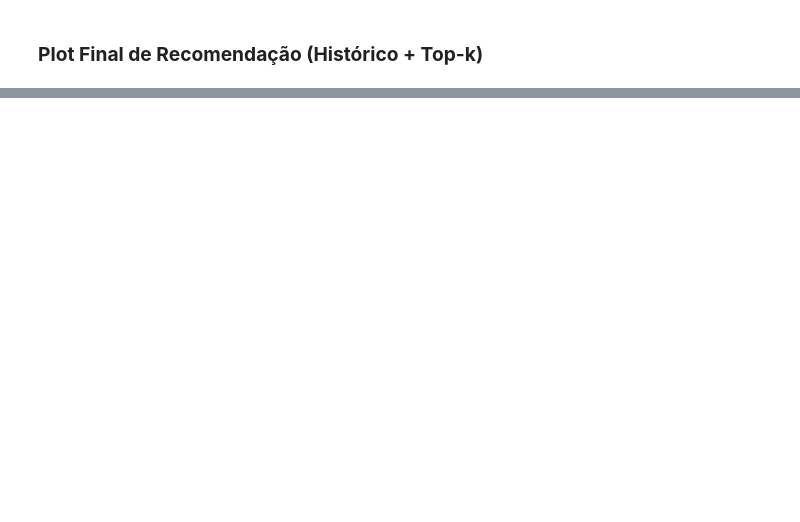
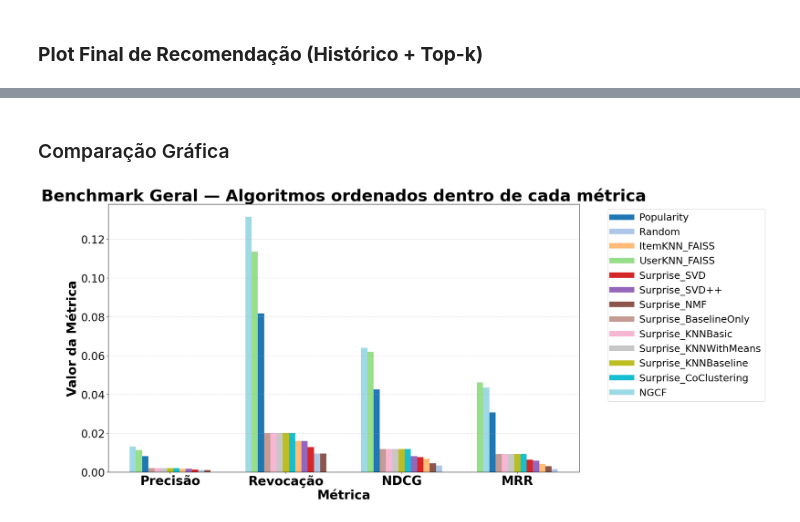
Before and after one commit to ethoshomo/SR-NGCF, a Jupyter notebook: codigo/NGCF.ipynb, the cells around one changed output, grey strips where cells are left out. Saved outputs shown, nothing was run; the diff lists cells and outputs as text; code cells hidden in the pictures; blank space fills up the shorter version.

Commit message:
Add benchmarking

```diff
--- a/codigo/NGCF.ipynb
+++ b/codigo/NGCF.ipynb
@@ -838,0 +855,14 @@ if top_recs_example:
+# %%
+# Construir train_matrix a partir de train_user_positive_map
+num_users = max(train_user_positive_map.keys()) + 1
+num_items = max(max(items) for items in train_user_positive_map.values()) + 1
+
+rows, cols = [], []
+for u, items in train_user_positive_map.items():
+    for it in items:
+        rows.append(u)
+        cols.append(it)
+
+data = np.ones(len(rows), dtype=np.float32)
+train_matrix = csr_matrix((data, (rows, cols)), shape=(num_users, num_items))
+print("Matriz de treinamento criada:", train_matrix.shape)
@@ -838,0 +1042,5 @@ if top_recs_example:
+# %%
+results_df = pd.DataFrame(results).T  # algoritmos nas linhas
+metric_labels = {"prec":"Precisão","rec":"Revocação","ndcg":"NDCG","mrr":"MRR"}
+results_df = results_df.rename(columns=metric_labels)
+print(results_df.to_markdown())         # para console/script
@@ -838,0 +1062,40 @@ if top_recs_example:
+# %% [markdown]
+### Comparação Gráfica
+# %%
+plot_df = results_df.copy()
+metrics = plot_df.columns.tolist()
+n_metrics = len(metrics)
+
+# Cores consistentes para cada algoritmo
+algorithms = plot_df.index.tolist()
+colors = plt.get_cmap("tab20")(np.linspace(0,1,len(algorithms)))
+color_map = dict(zip(algorithms, colors))
+
+# Preparar posições
+bar_width = 0.7 / len(algorithms)
+x = np.arange(n_metrics)
+
+plt.figure(figsize=(22,10))  # gráfico bem grande
+
+for i, metric in enumerate(metrics):
+    # ordenar algoritmos dentro da métrica
+    sorted_algos = plot_df[metric].sort_values(ascending=False)
+    for j, algo in enumerate(sorted_algos.index):
+        plt.bar(x[i] + j*bar_width, sorted_algos[algo], width=bar_width, color=color_map[algo])
+
+# Ajustar ticks e labels
+tick_positions = x + (len(algorithms)-1)*bar_width/2
+plt.xticks(tick_positions, metrics, fontsize=28, fontweight='bold')
+plt.yticks(fontsize=24)
+plt.ylabel("Valor da Métrica", fontsize=28, fontweight='bold')
+plt.xlabel("Métrica", fontsize=28, fontweight='bold')
+plt.title("Benchmark Geral — Algoritmos ordenados dentro de cada métrica", fontsize=36, fontweight='bold')
+
+# Legenda e Grid
+handles = [Line2D([0],[0], color=color_map[algo], lw=12, label=algo) for algo in algorithms]
+plt.legend(handles=handles, bbox_to_anchor=(1.05,1), loc='upper left', fontsize=22)
+plt.grid(axis="y", linestyle="--", alpha=0.5)
+plt.tight_layout()
+plt.show()
+# %% [output]
+[figure, added]
```
Also changed, not shown: parts of 30 cells of this notebook, 4 other files.
